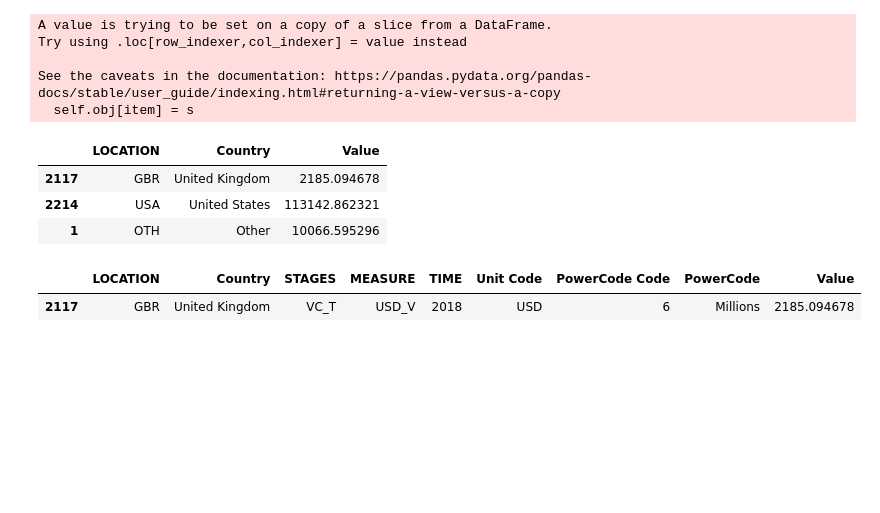
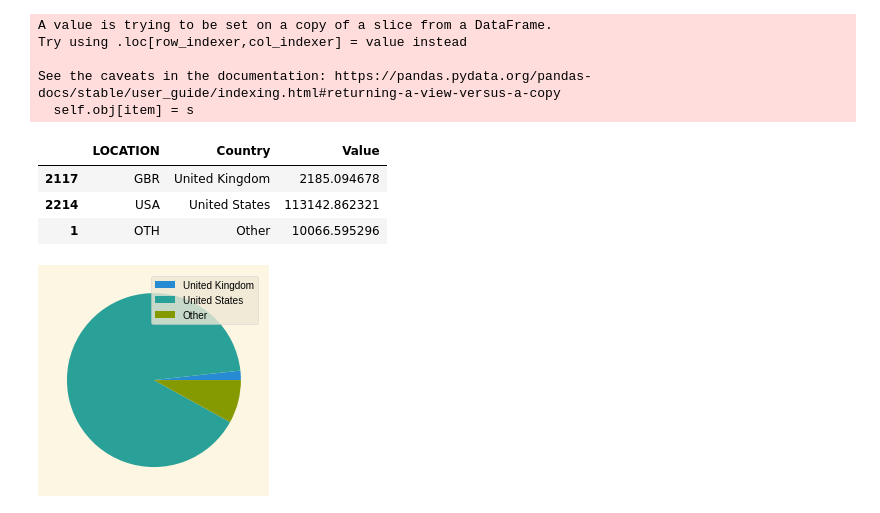
Before and after one commit to csd-oss/vc-investmemt, a Jupyter notebook: VC_Investment.ipynb, the cells around one changed output. Cells and saved outputs as stored; diff of their text form; code cells hidden in the pictures; blank space fills up the shorter version.

```diff
--- a/VC_Investment.ipynb
+++ b/VC_Investment.ipynb
@@ -120,12 +120,9 @@ See the caveats in the documentation: https://pandas.pydata.org/pandas-docs/stab
 | 2214 | USA | United States | 113142.862321 |
 | 1 | OTH | Other | 10066.595296 |
 # %%
-plt.pie(df_usd[filt_total_2018 & filt_other]['Value'])
-plt.legend(df_usd[filt_total_2018&filt_other]['Country'] )
-
+plt.pie(pie_2018['Value'])
+plt.legend(pie_2018['Country'] )
+plt.style.use('seaborn')
 plt.show()
+# %% [output]
+[figure, added]
-# %%
-df_usd[(df_usd['LOCATION']=="GBR")&(df_usd['TIME']==2018)&(df_usd['STAGES']=='VC_T') ]
-# %% [output]
-|  | LOCATION | Country | STAGES | MEASURE | TIME | Unit Code | PowerCode Code | PowerCode | Value |
-| 2117 | GBR | United Kingdom | VC_T | USD_V | 2018 | USD | 6 | Millions | 2185.094678 |
```
